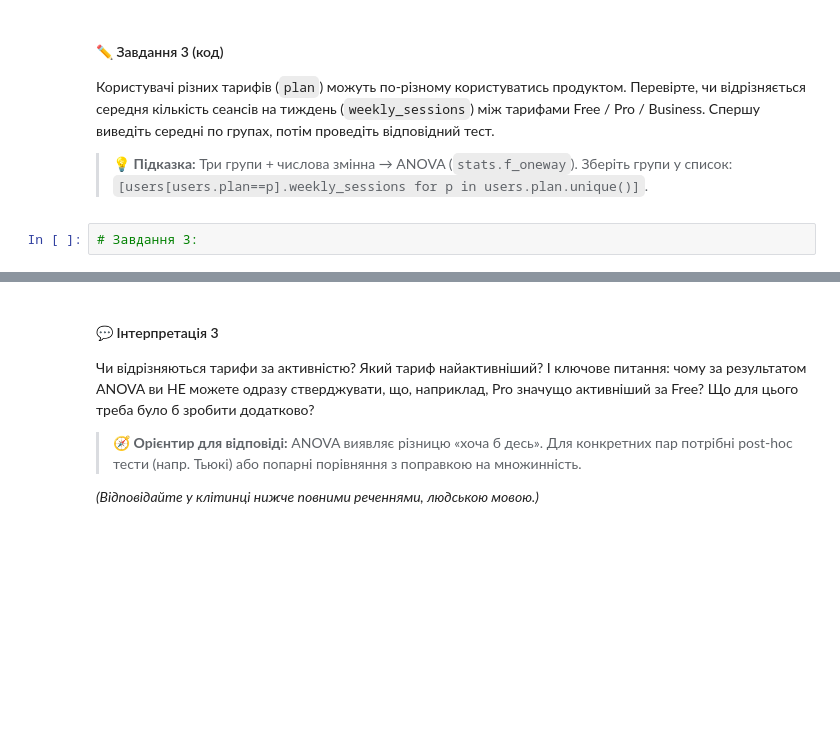
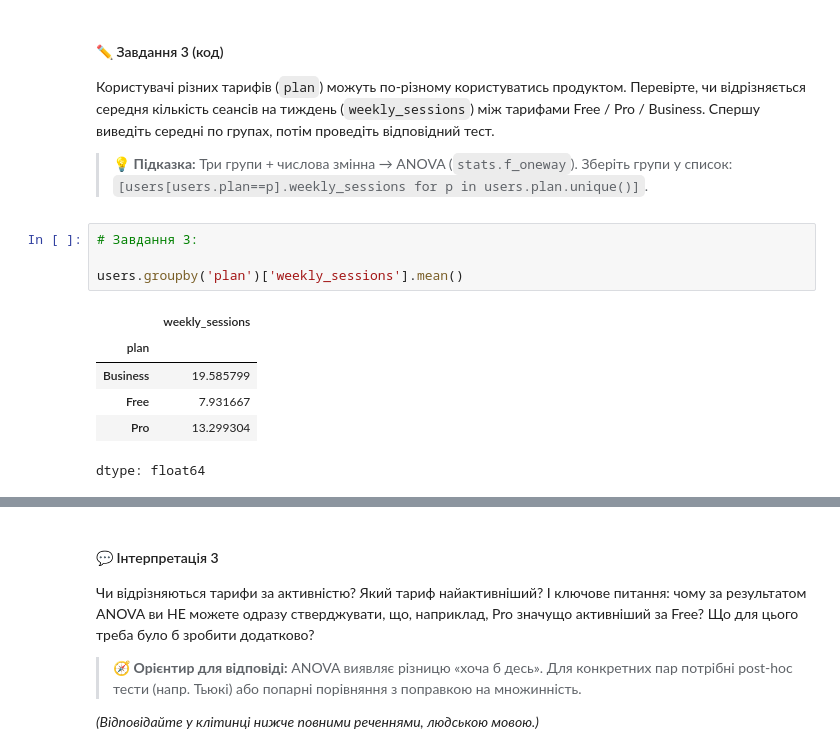
Before and after one commit to VikiTarasova/DTA_2026, a Jupyter notebook: Homework/practice_stat_tests_HARDER.ipynb, the cells around one changed output, grey strips where cells are left out. Saved outputs shown, nothing was run; the diff lists cells and outputs as text; blank space fills up the shorter version.

```diff
--- a/Homework/practice_stat_tests_HARDER.ipynb
+++ b/Homework/practice_stat_tests_HARDER.ipynb
@@ -120,3 +164,12 @@ users.head()
 > 💡 **Підказка:** Три групи + числова змінна → ANOVA (`stats.f_oneway`). Зберіть групи у список: `[users[users.plan==p].weekly_sessions for p in users.plan.unique()]`.
 # %%
 # Завдання 3:
+
+users.groupby('plan')['weekly_sessions'].mean()
+# %% [output]
+|  | weekly_sessions |
+| plan |  |
+| Business | 19.585799 |
+| Free | 7.931667 |
+| Pro | 13.299304 |
+dtype: float64
```
Also changed, not shown: parts of 16 cells of this notebook.
